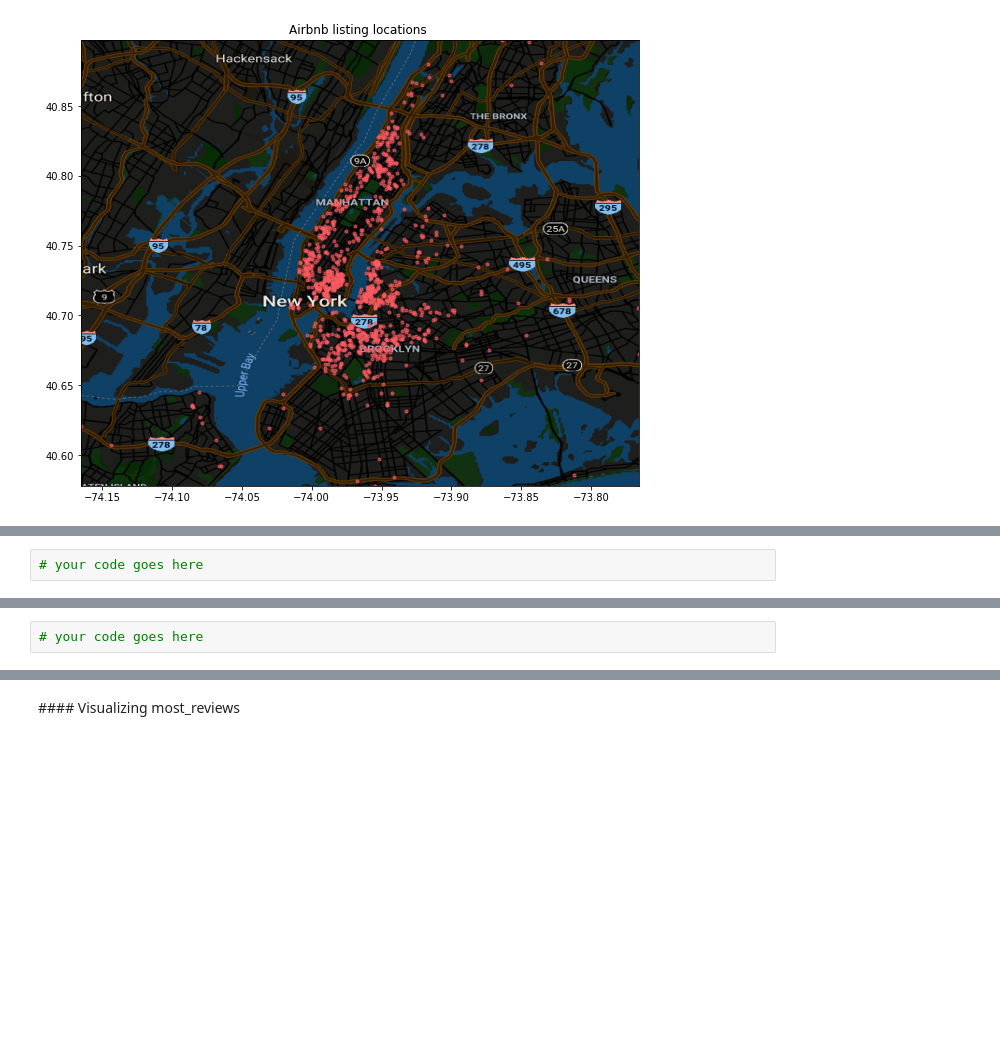
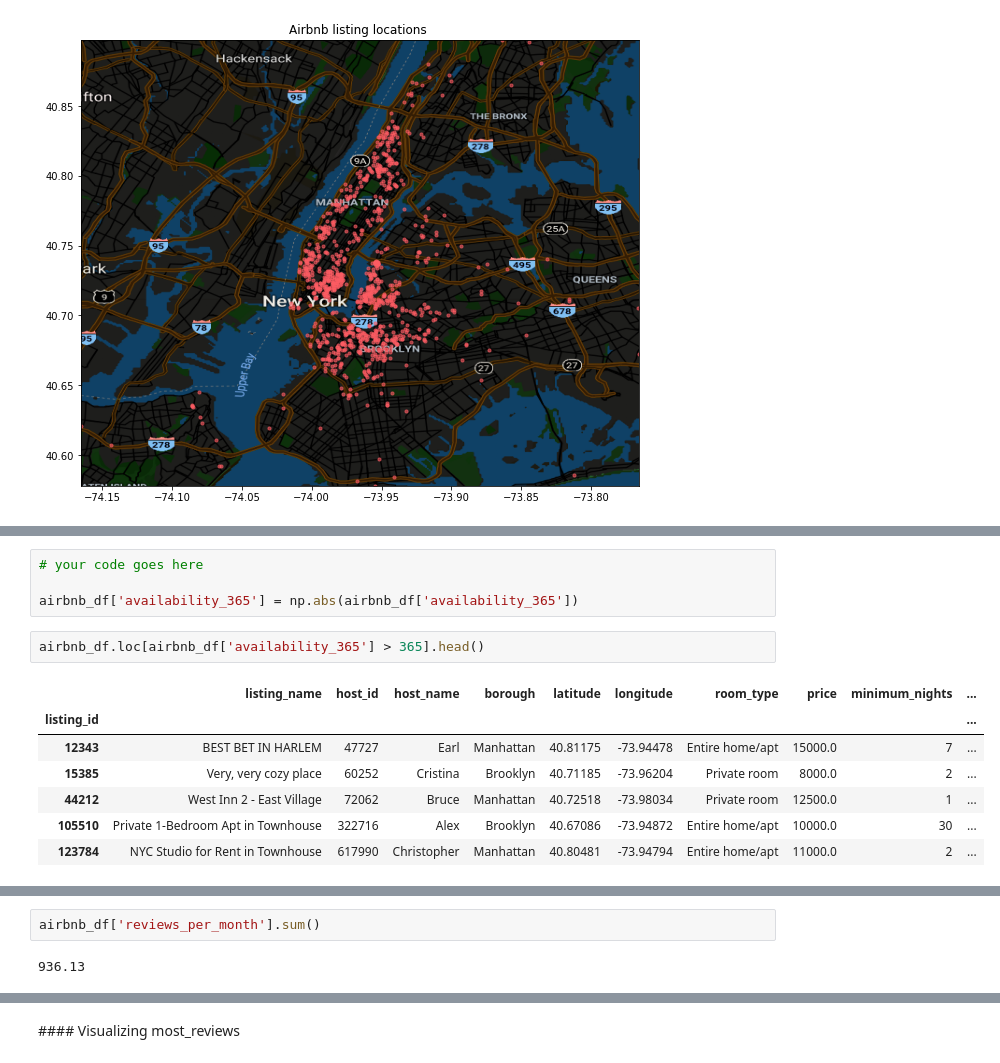
Before and after one commit to originalugo/DCP-new-york-city-airbnb-open-data, a Jupyter notebook: Project.ipynb, the cells around one changed output, grey strips where cells are left out. Drawn from its saved outputs; the diff is of its cells as text; blank space fills up the shorter version.

```diff
--- a/Project.ipynb
+++ b/Project.ipynb
@@ -447,10 +457,24 @@ array(['365', '355', '194', '0', '129', '220', '188', '6', '39', '314',
 # %%
 # your code goes here
+
+airbnb_df['availability_365'] = np.abs(airbnb_df['availability_365'])
+# %%
+airbnb_df.loc[airbnb_df['availability_365'] > 365].head()
+# %% [output]
+|  | listing_name | host_id | host_name | borough | latitude | longitude | room_type | price | minimum_nights | ... |
+| listing_id |  |  |  |  |  |  |  |  |  | ... |
+| 12343 | BEST BET IN HARLEM | 47727 | Earl | Manhattan | 40.81175 | -73.94478 | Entire home/apt | 15000.0 | 7 | ... |
+| 15385 | Very, very cozy place | 60252 | Cristina | Brooklyn | 40.71185 | -73.96204 | Private room | 8000.0 | 2 | ... |
+| 44212 | West Inn 2 - East Village | 72062 | Bruce | Manhattan | 40.72518 | -73.98034 | Private room | 12500.0 | 1 | ... |
+| 105510 | Private 1-Bedroom Apt in Townhouse | 322716 | Alex | Brooklyn | 40.67086 | -73.94872 | Entire home/apt | 10000.0 | 30 | ... |
+| 123784 | NYC Studio for Rent in Townhouse | 617990 | Christopher | Manhattan | 40.80481 | -73.94794 | Entire home/apt | 11000.0 | 2 | ... |
 # %% [markdown]
 ![green-divider](https://user-images.githubusercontent.com/7065401/52071924-c003ad80-2562-11e9-8297-1c6595f8a7ff.png)
 
 ### Most reviews
 
 Create a Series `most_reviews` containing the top 10 `host_name`s with the most total (sum) reviews per month accross all properties owned by that host.
-# %%
-# your code goes here
+# %%
+airbnb_df['reviews_per_month'].sum()
+# %% [output]
+936.13
```
Also changed, not shown: parts of 10 cells of this notebook.
